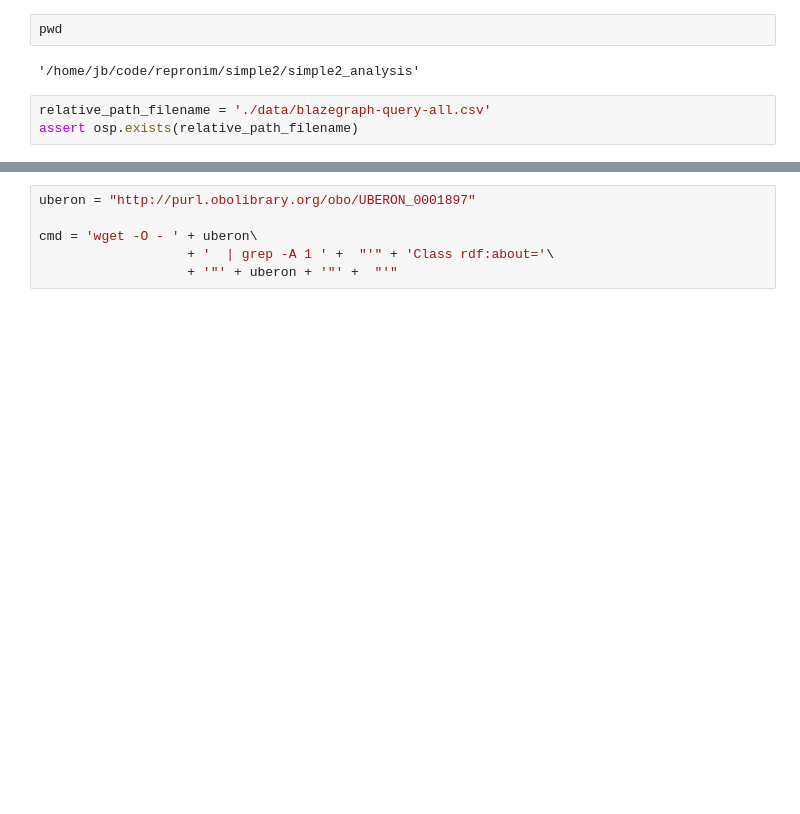
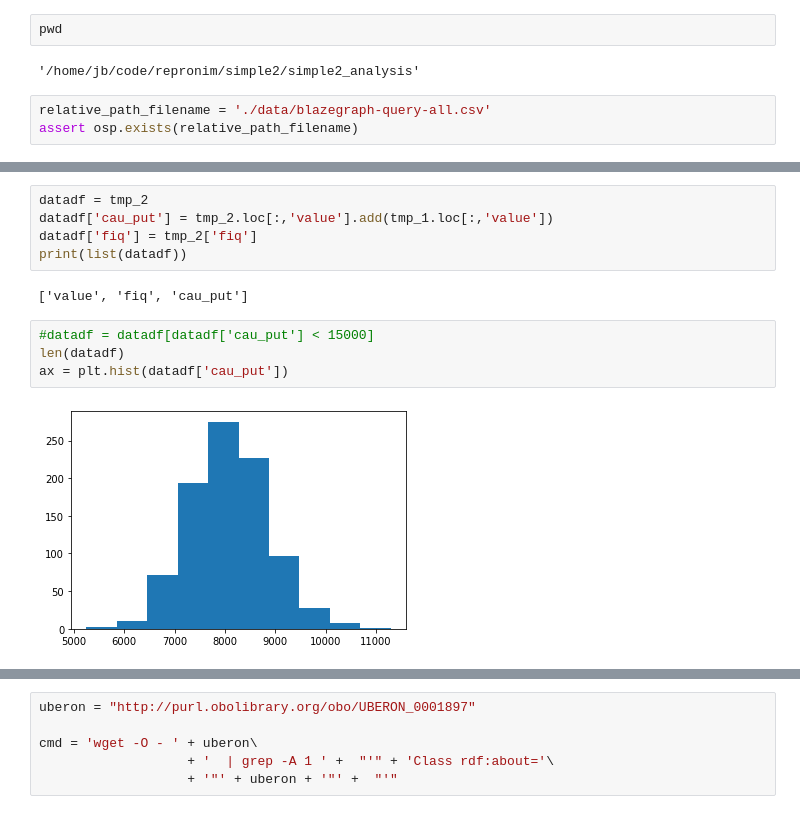
Before and after one commit to jbpoline/simple2_analysis, a Jupyter notebook: analysis-2.ipynb, the cells around one changed output, grey strips where cells are left out. Cells and saved outputs as stored; diff of their text form; blank space fills up the shorter version.

```diff
--- a/analysis-2.ipynb
+++ b/analysis-2.ipynb
@@ -27,0 +233,13 @@ assert len(original_col_names) == len(set(original_col_names))
+# %%
+datadf = tmp_2
+datadf['cau_put'] = tmp_2.loc[:,'value'].add(tmp_1.loc[:,'value'])
+datadf['fiq'] = tmp_2['fiq']
+print(list(datadf))
+# %% [output]
+['value', 'fiq', 'cau_put']
+# %%
+#datadf = datadf[datadf['cau_put'] < 15000]
+len(datadf)
+ax = plt.hist(datadf['cau_put'])
+# %% [output]
+[figure, added]
```
Also changed, not shown: parts of 67 cells of this notebook.
